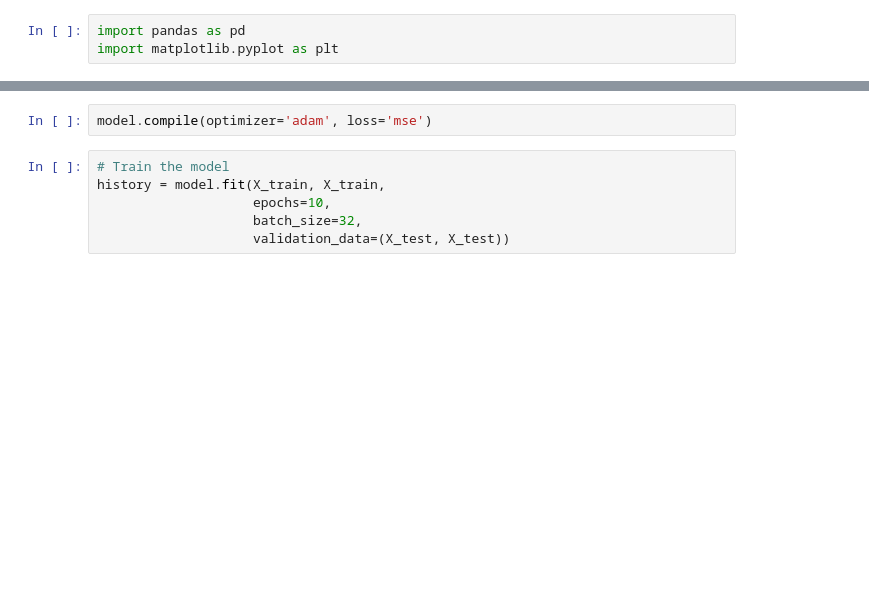
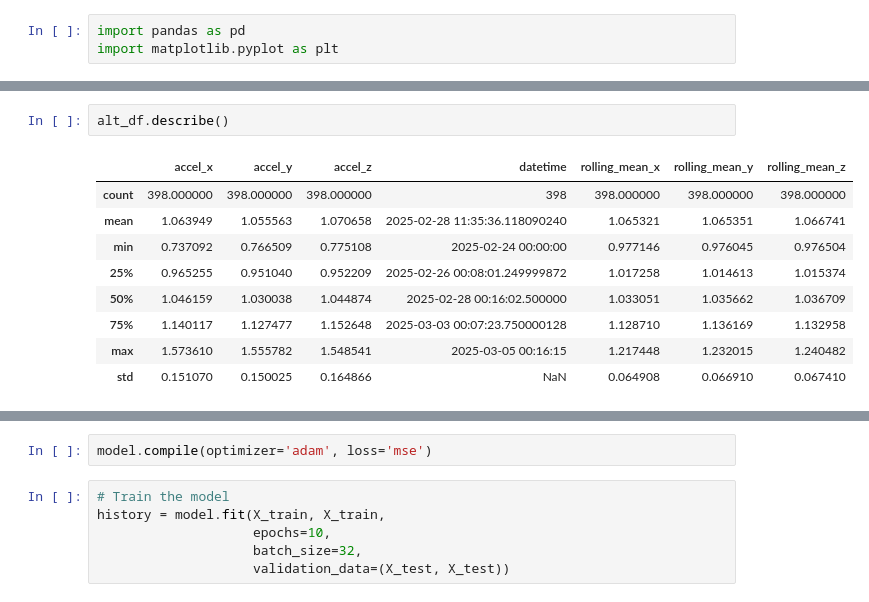
Before and after one commit to nethmi02/Smart-Helmet, a Jupyter notebook: InitialModal4CollitionDetection.ipynb, the cells around one changed output, grey strips where cells are left out. Drawn from its saved outputs; the diff is of its cells as text; blank space fills up the shorter version.

```diff
--- a/InitialModal4CollitionDetection.ipynb
+++ b/InitialModal4CollitionDetection.ipynb
@@ -112 +178,13 @@ plt.show()
+# %%
+alt_df.describe()
+# %% [output]
+|  | accel_x | accel_y | accel_z | datetime | rolling_mean_x | rolling_mean_y | rolling_mean_z |
+| count | 398.000000 | 398.000000 | 398.000000 | 398 | 398.000000 | 398.000000 | 398.000000 |
+| mean | 1.063949 | 1.055563 | 1.070658 | 2025-02-28 11:35:36.118090240 | 1.065321 | 1.065351 | 1.066741 |
+| min | 0.737092 | 0.766509 | 0.775108 | 2025-02-24 00:00:00 | 0.977146 | 0.976045 | 0.976504 |
+| 25% | 0.965255 | 0.951040 | 0.952209 | 2025-02-26 00:08:01.249999872 | 1.017258 | 1.014613 | 1.015374 |
+| 50% | 1.046159 | 1.030038 | 1.044874 | 2025-02-28 00:16:02.500000 | 1.033051 | 1.035662 | 1.036709 |
+| 75% | 1.140117 | 1.127477 | 1.152648 | 2025-03-03 00:07:23.750000128 | 1.128710 | 1.136169 | 1.132958 |
+| max | 1.573610 | 1.555782 | 1.548541 | 2025-03-05 00:16:15 | 1.217448 | 1.232015 | 1.240482 |
+| std | 0.151070 | 0.150025 | 0.164866 | NaN | 0.064908 | 0.066910 | 0.067410 |
 # %%
```
Also changed, not shown: parts of 13 cells of this notebook, 7 other files.
